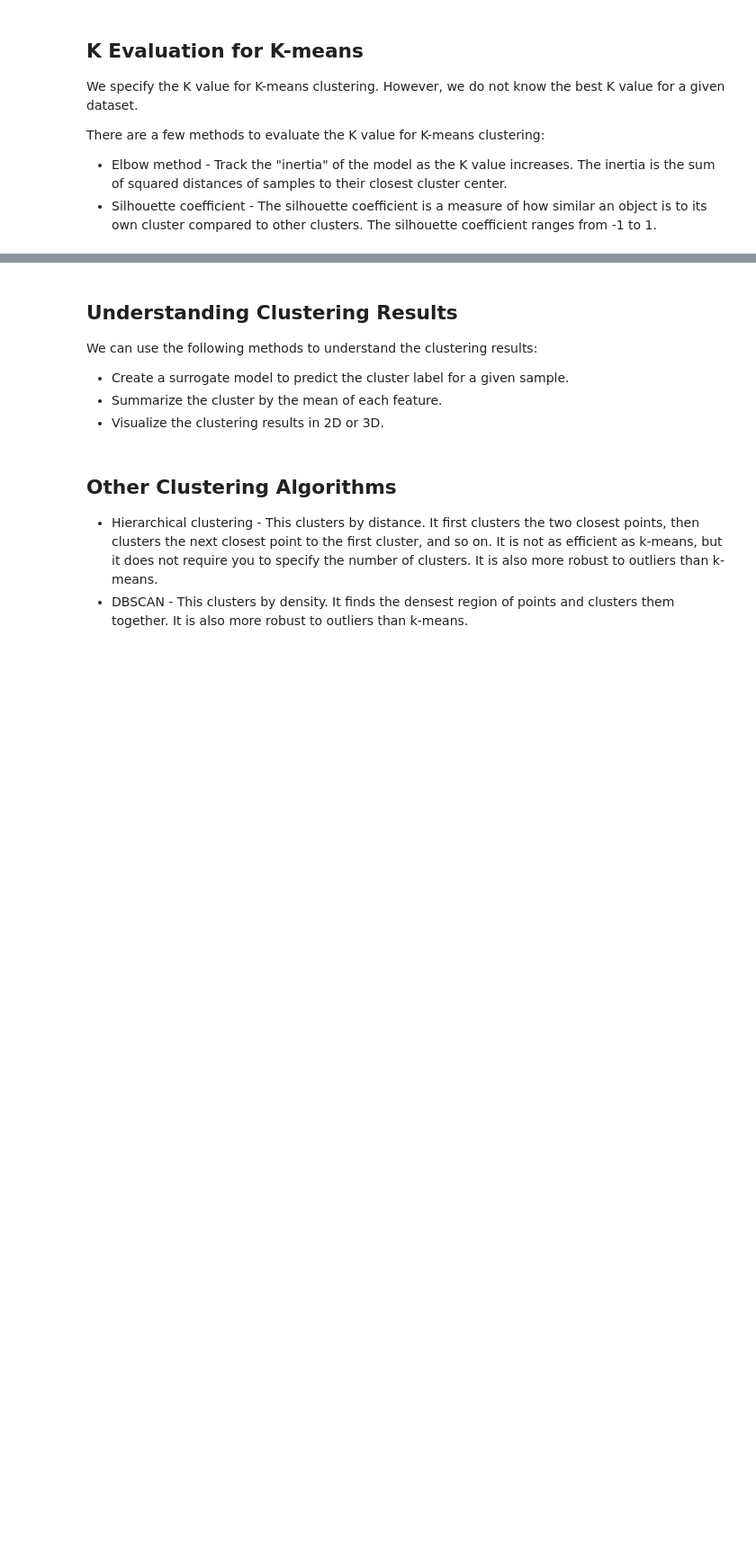
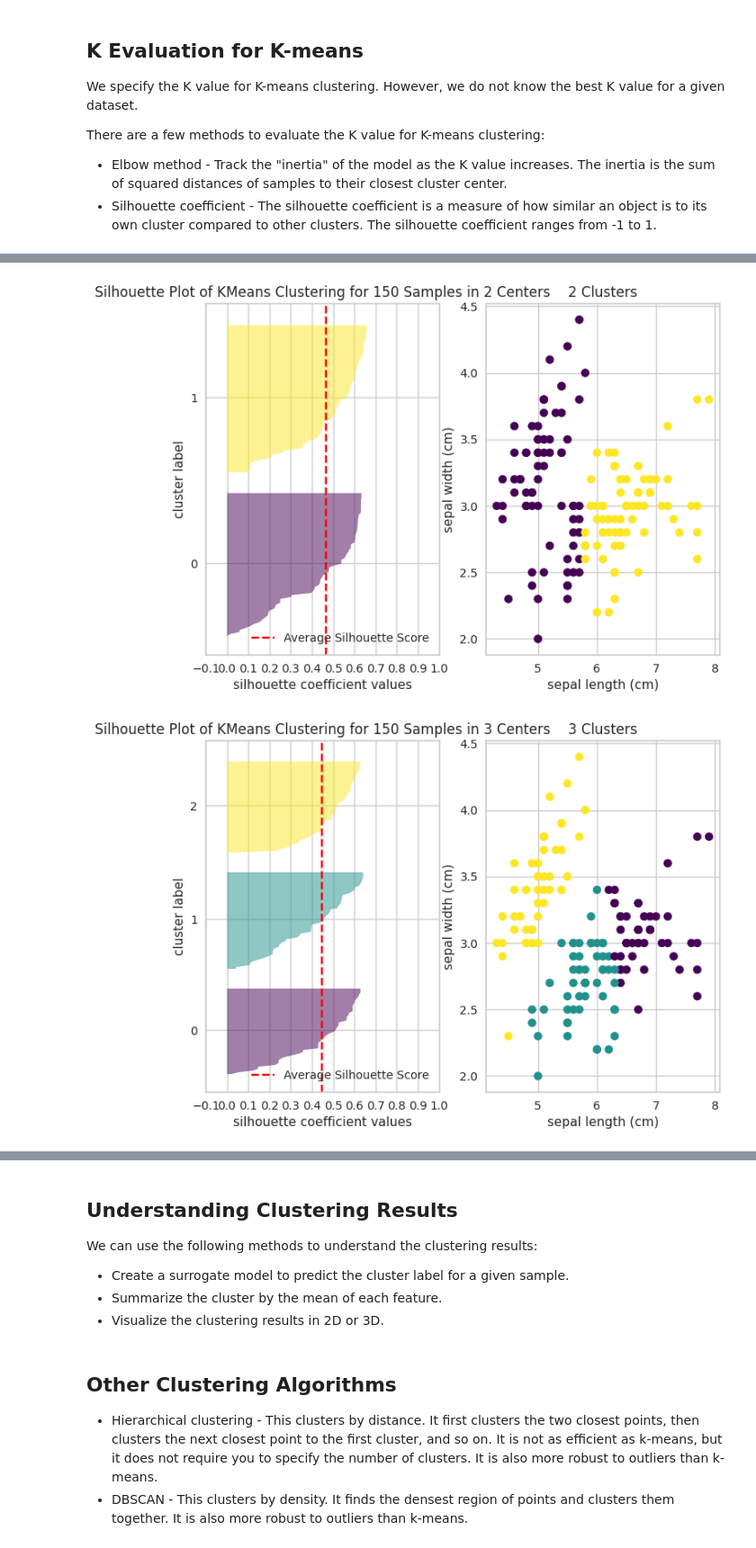
Before and after one commit to cfdarcy/applied-machine-learning-algorithms-3806104, a Jupyter notebook: algos.ipynb, the cells around one changed output, grey strips where cells are left out. Shown at 90% size. Cells and saved outputs as stored; diff of their text form; code cells hidden in the pictures; blank space fills up the shorter version.

```diff
--- a/algos.ipynb
+++ b/algos.ipynb
@@ -137,14 +152,32 @@ import matplotlib
 matplotlib.rcParams['font.family'] = 'DejaVu Sans'
 # %%
 # Run silhouette method to find optimal number of clusters
+from yellowbrick.cluster import SilhouetteVisualizer
 from yellowbrick.cluster import silhouette_visualizer
 
-max_clusters = 6
-for i in range(max_clusters):
-    km = KMeans(n_clusters=i+2, n_init='auto',
-                max_iter=300, random_state=42)
+max_K = 6
+k_range = range(2,max_K+1)
 
-    fig, ax = plt.subplots(figsize=(8, 6))
-    # setting show=False so we can set xlim to same value for all plots
-    viz = silhouette_visualizer(km, X, colors='yellowbrick', ax=ax, show=False)
-    ax.set_xlim([-0.1, .8])
+for k in k_range:
+    km = KMeans(
+        n_clusters=k,
+        n_init='auto',
+        max_iter=300,
+        random_state=42
+    )
+
+    km.fit(X)
+
+    label = km.predict(X)
+
+    fig, (ax1, ax2) = plt.subplots(1, 2)
+    sviz = silhouette_visualizer(km, X, colors='viridis',ax=ax1, show=False, force_model=True, alpha)
+    ax1.set_xlim([-0.1,1])
+
+    plt.scatter(x=X['sepal length (cm)'],y=X['sepal width (cm)'],c=label,cmap='viridis')
+    plt.title(f'{k} Clusters')
+    plt.xlabel('sepal length (cm)')
+    plt.ylabel('sepal width (cm)')
+# %% [output]
+[figure, added]
+[figure, added]
```
Also changed, not shown: parts of 8 cells of this notebook.
